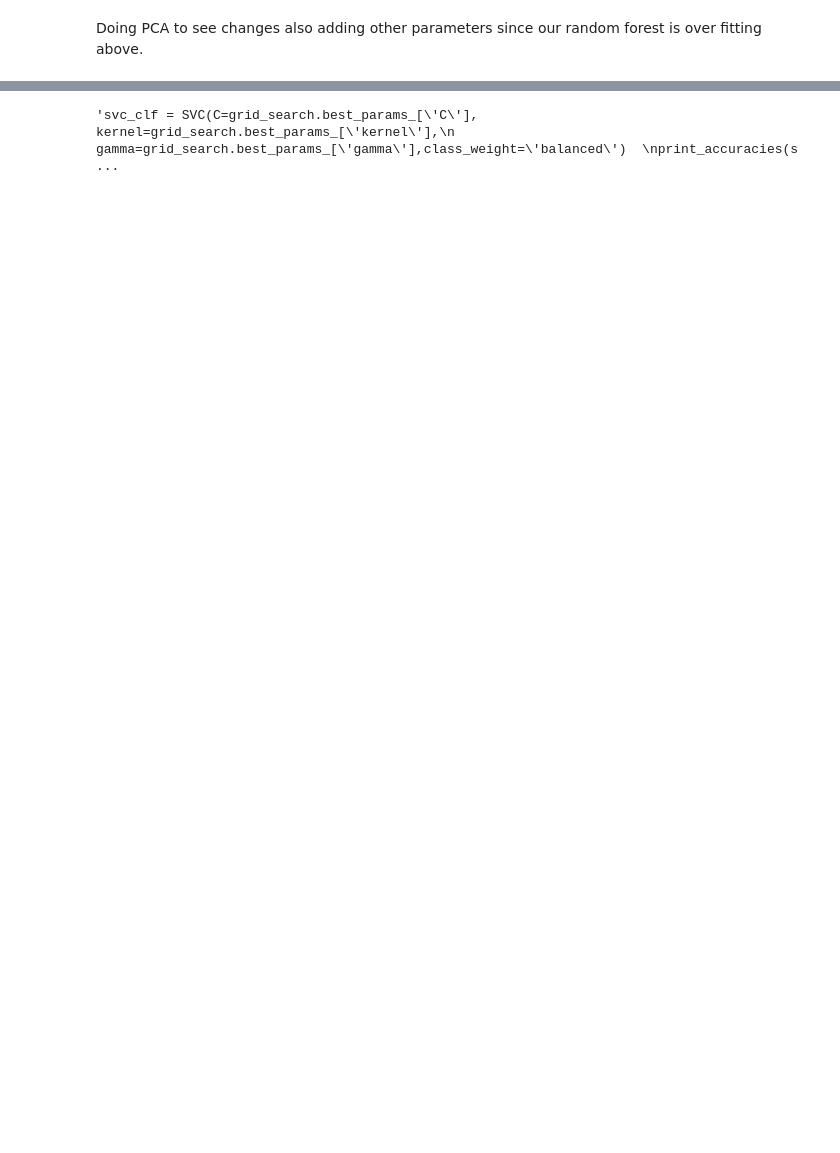
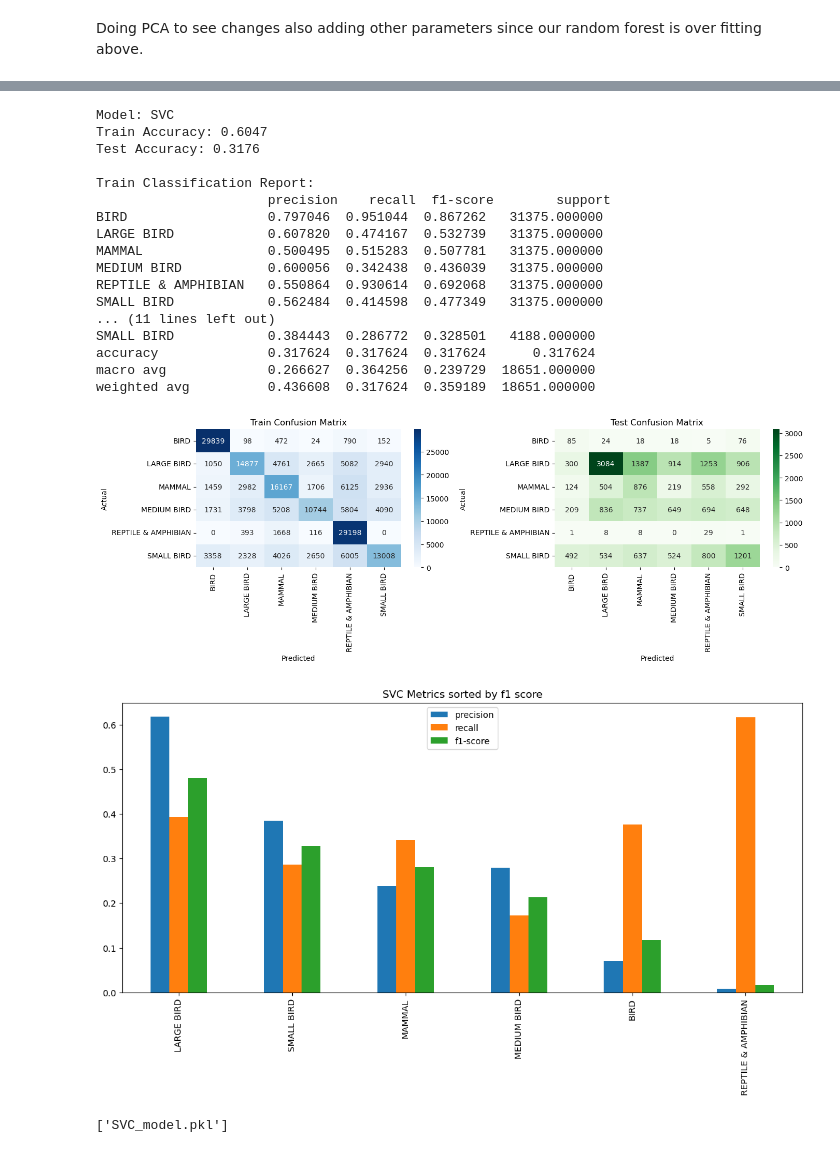
Before and after one commit to Clarkson-Applied-Data-Science/2024_ia651_gurmessa, a Jupyter notebook: EDA.ipynb, the cells around one changed output, grey strips where cells are left out. Drawn from its saved outputs; the diff is of its cells as text; code cells hidden in the pictures; blank space fills up the shorter version.

```diff
--- a/EDA.ipynb
+++ b/EDA.ipynb
@@ -660,10 +677,29 @@ model = grid_search.best_estimator_'''
 # %%
-'''svc_clf = SVC(C=grid_search.best_params_['C'], kernel=grid_search.best_params_['kernel'],
+svc_clf = SVC(C=grid_search.best_params_['C'], kernel=grid_search.best_params_['kernel'],
               gamma=grid_search.best_params_['gamma'],class_weight='balanced')
 print_accuracies(svc_clf , X_train,y_train,X_test,y_test, "SVC", species_names=[str(cls) for cls in np.unique(y_train)])
-joblib.dump(svc_clf, 'SVC_model.pkl')'''
+joblib.dump(svc_clf, 'SVC_model.pkl')
 # %% [output]
-'svc_clf = SVC(C=grid_search.best_params_[\'C\'], kernel=grid_search.best_params_[\'kernel\'],\n              gamma=grid_search.best_params_[\'gamma\'],class_weight=\'balanced\')  \nprint_accuracies(s ...
+Model: SVC
+Train Accuracy: 0.6047
+Test Accuracy: 0.3176
+
+Train Classification Report:
+                      precision    recall  f1-score        support
+BIRD                  0.797046  0.951044  0.867262   31375.000000
+LARGE BIRD            0.607820  0.474167  0.532739   31375.000000
+MAMMAL                0.500495  0.515283  0.507781   31375.000000
+MEDIUM BIRD           0.600056  0.342438  0.436039   31375.000000
+REPTILE & AMPHIBIAN   0.550864  0.930614  0.692068   31375.000000
+SMALL BIRD            0.562484  0.414598  0.477349   31375.000000
+... (11 lines left out)
+SMALL BIRD            0.384443  0.286772  0.328501   4188.000000
+accuracy              0.317624  0.317624  0.317624      0.317624
+macro avg             0.266627  0.364256  0.239729  18651.000000
+weighted avg          0.436608  0.317624  0.359189  18651.000000
+[figure, added]
+[figure, added]
+['SVC_model.pkl']
 # %%
 label_encoder = LabelEncoder()
 y_train_encoded = label_encoder.fit_transform(y_train)
```
Also changed, not shown: parts of 16 cells of this notebook, 13 other files.
